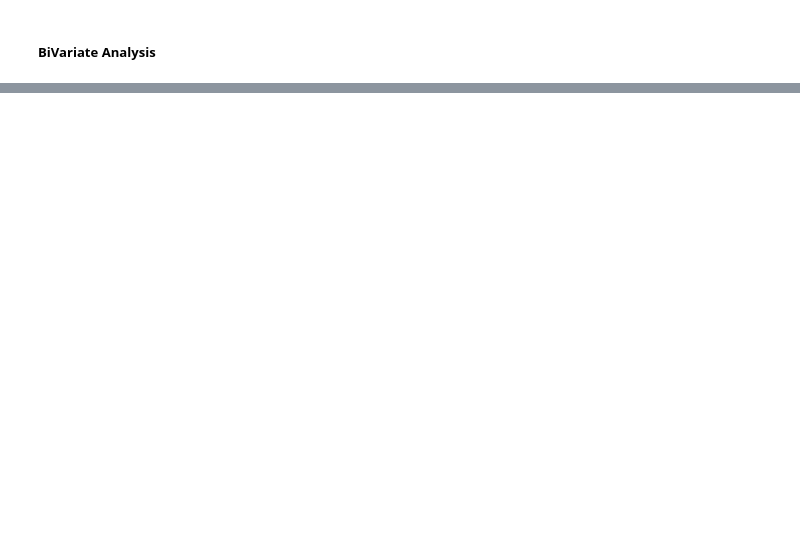
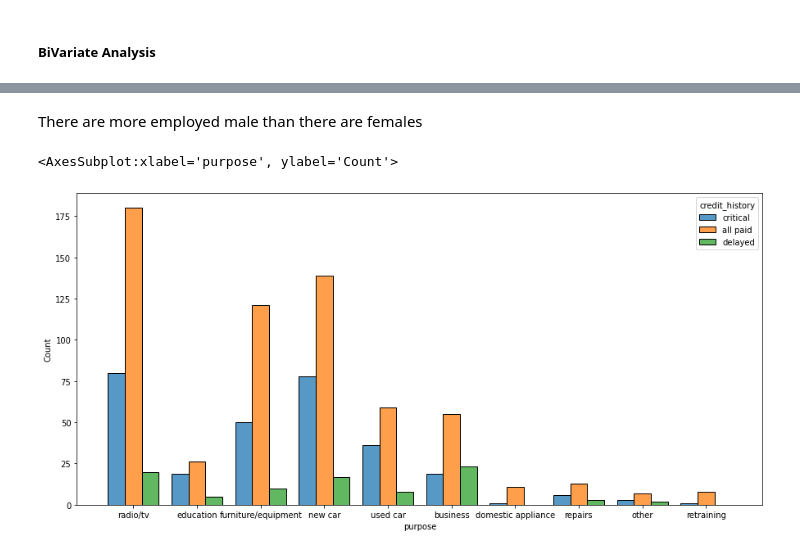
Before and after one commit to EhizDanny/Credit_Fraud_Detection_model, a Jupyter notebook: fraud_detection.ipynb, the cells around one changed output, grey strips where cells are left out. Cells and saved outputs as stored; diff of their text form; code cells hidden in the pictures; blank space fills up the shorter version.

```diff
--- a/fraud_detection.ipynb
+++ b/fraud_detection.ipynb
@@ -194,0 +231,8 @@ Name: housing, dtype: int64
+# %% [markdown]
+There are more employed male than there are females
+# %%
+plt.figure(figsize=(15,7))
+sns.histplot(data = ds, x = 'purpose', hue = 'credit_history', multiple = 'dodge', shrink = .8)
+# %% [output]
+<AxesSubplot:xlabel='purpose', ylabel='Count'>
+[figure, added]
```
Also changed, not shown: parts of 54 cells of this notebook.
